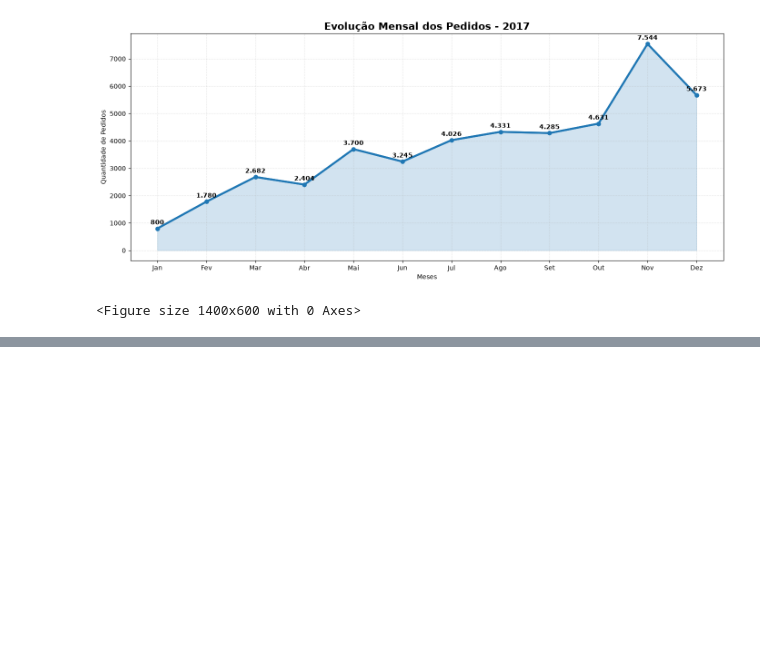
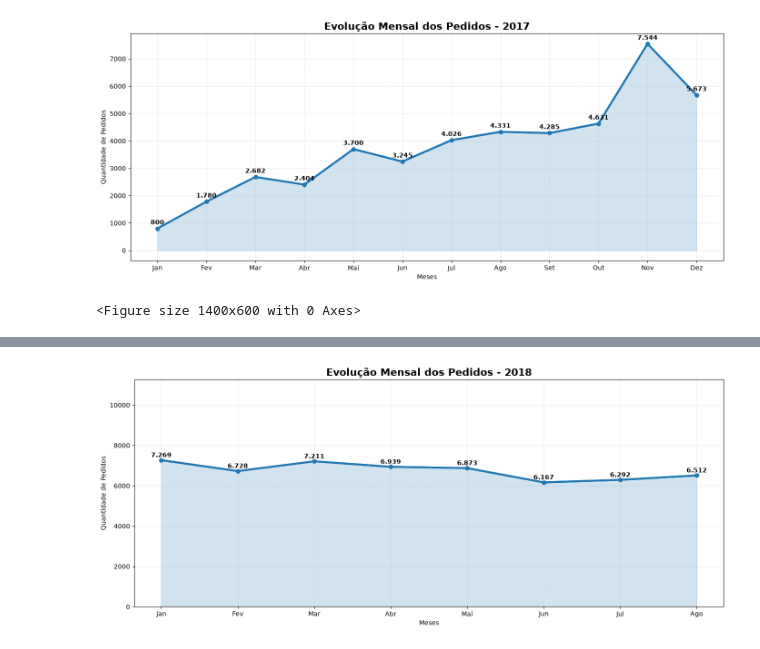
Before and after one commit to jaislercsmelo-tec/portfolio-data-science, a Jupyter notebook: 01-analise-exploratoria/notebooks/analise_exploratoria_olist.ipynb, the cells around one changed output, grey strips where cells are left out. Saved outputs shown, nothing was run; the diff lists cells and outputs as text; code cells hidden in the pictures; blank space fills up the shorter version.

Commit message:
Analise de prazos de entrega e visualizacoes

```diff
--- a/01-analise-exploratoria/notebooks/analise_vendas.ipynb
+++ b/01-analise-exploratoria/notebooks/analise_exploratoria_olist.ipynb
@@ -606,0 +679,18 @@ dtype: int64
+# %%
+pedidos_mes_2018 = (
+    orders_2018
+    .groupby("mes")
+    .size()
+)
+
+pedidos_mes_2018_validos = pedidos_mes_2018.loc[1:8]
+# %%
+pedidos_mes_2018 = (
+    orders_2018
+    .groupby("mes")
+    .size()
+)
+
+pedidos_mes_2018 = pedidos_mes_2018.loc[1:8]
+
+pedidos_mes_2018
@@ -703,0 +825,80 @@ plt.show()
+# %%
+plt.figure(figsize=(14,6))
+
+plt.plot(
+    pedidos_mes_2018_validos.index,
+    pedidos_mes_2018_validos.values,
+    marker="o",
+    linewidth=3,
+    color="#1f77b4"
+)
+
+plt.fill_between(
+    pedidos_mes_2018.index,
+    pedidos_mes_2018.values,
+    alpha=0.2,
+    color="#1f77b4"
+)
+
+plt.plot(
+    pedidos_mes_2018.index,
+    pedidos_mes_2018.values,
+    marker="o",
+    linewidth=3,
+    color="#1f77b4"
+)
+plt.ylim(
+    0,
+    max(pedidos_mes_2018.values) * 1.55
+)
+
+for x, y in zip(
+    pedidos_mes_2018.index,
+    pedidos_mes_2018.values
+):
+    plt.text(
+        x,
+        y + 150,
+        f"{y:,}".replace(",", "."),
+        ha="center",
+        fontweight="bold"
+    )
+
+plt.title(
+    "Evolução Mensal dos Pedidos - 2018",
+    fontsize=16,
+    fontweight="bold"
+)
+
+plt.xlabel("Meses")
+plt.ylabel("Quantidade de Pedidos")
+
+plt.grid(
+    linestyle="--",
+    alpha=0.3
+)
+
+meses = [
+    "Jan", "Fev", "Mar", "Abr",
+    "Mai", "Jun", "Jul", "Ago"
+
+]
+
+plt.xticks(
+    ticks=range(1,9),
+    labels=meses
+)
+plt.tight_layout()
+
+plt.savefig(
+    "../images/08_evolucao_pedidos_2018.png",
+    bbox_inches="tight",
+    dpi=300
+)
+plt.figure(figsize=(14,6))
+
+
+
+plt.show()
+# %% [output]
+[figure, added]
```
Also changed, not shown: parts of 29 cells of this notebook, 2 other files.
